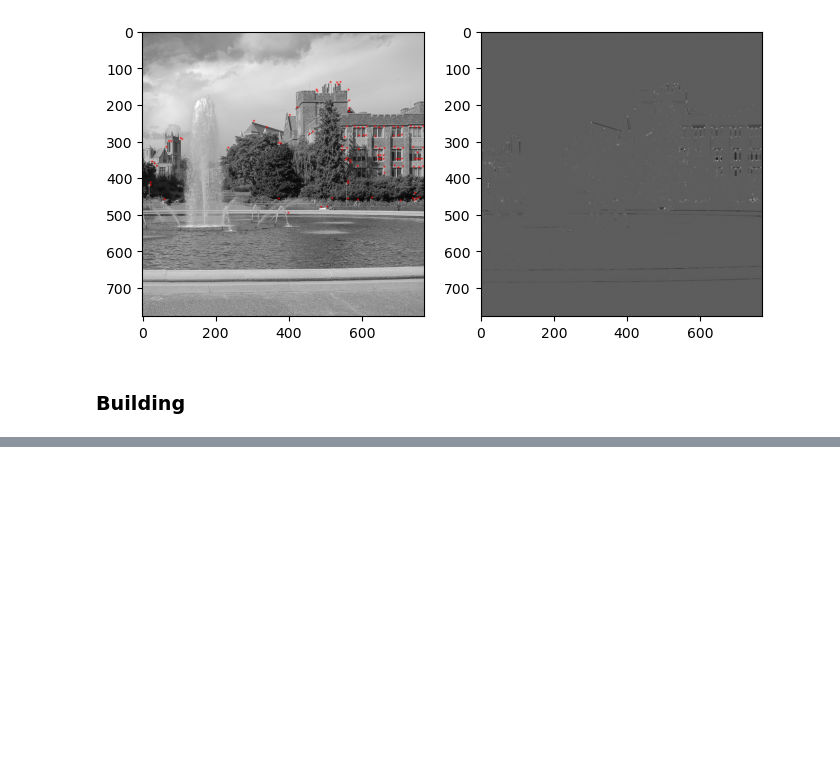
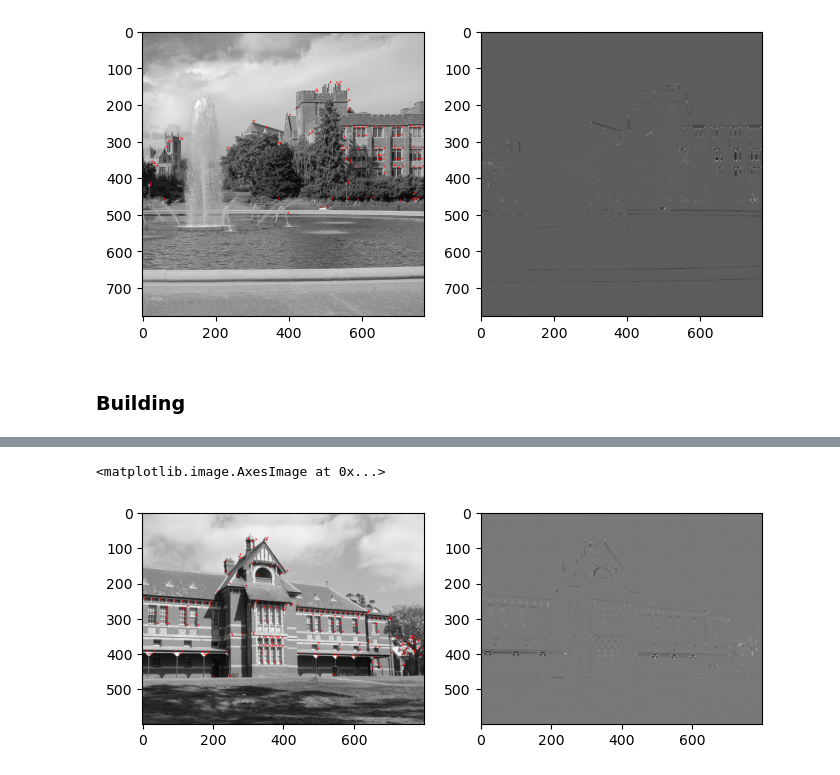
Before and after one commit to MrWlobo/Zaawansowane_Algorytmy_Wizyjne, a Jupyter notebook: Lab06/ZAW_Lab06.ipynb, the cells around one changed output, grey strips where cells are left out. Drawn from its saved outputs; the diff is of its cells as text; code cells hidden in the pictures; blank space fills up the shorter version.

```diff
--- a/Lab06/ZAW_Lab06.ipynb
+++ b/Lab06/ZAW_Lab06.ipynb
@@ -108,0 +138,9 @@ axis[1].imshow(fountain_2_H)
+# %%
+y_coords, x_coords = find_max(building_2_H, 7, 0.55)
+
+figure, axis = plt.subplots(1, 2, figsize=(8, 4))
+axis[0].imshow(draw_corners(cv2.cvtColor(building_2, cv2.COLOR_GRAY2BGR), y_coords, x_coords))
+axis[1].imshow(building_2_H)
+# %% [output]
+<matplotlib.image.AxesImage at 0x...>
+[figure, added]
```
Also changed, not shown: parts of 6 cells of this notebook.
